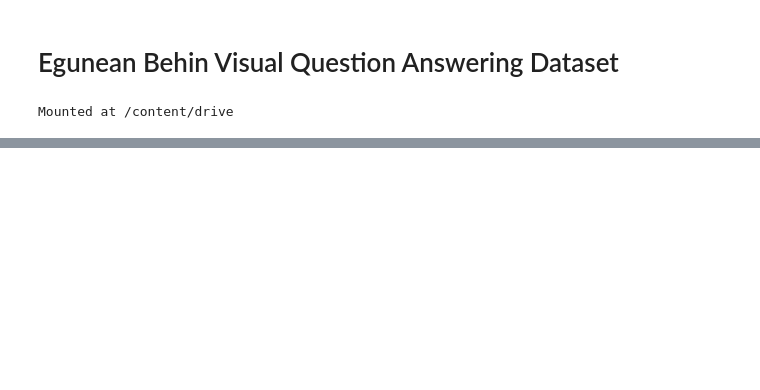
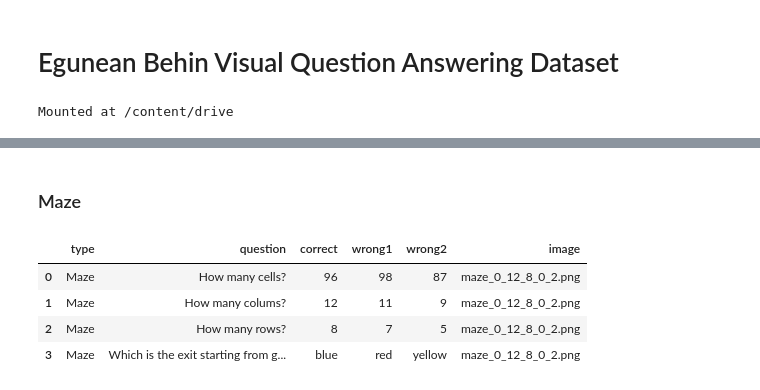
Before and after one commit to juletx/egunean-behin-vqa, a Jupyter notebook: egunean_behin_vqa.ipynb, the cells around one changed output, grey strips where cells are left out. Saved outputs shown, nothing was run; the diff lists cells and outputs as text; code cells hidden in the pictures; blank space fills up the shorter version.

```diff
--- a/egunean_behin_vqa.ipynb
+++ b/egunean_behin_vqa.ipynb
@@ -228,0 +58,2 @@ This share link expires in 72 hours. For free permanent hosting, check out Space
+# %%
+path_maze = "/content/drive/MyDrive/LAP/Subjects/DL/project/egunean-behin-vqa/data/maze/"
@@ -228,0 +210,11 @@ This share link expires in 72 hours. For free permanent hosting, check out Space
+# %% [markdown]
+### Maze
+# %%
+df_maze = pd.read_csv(path_maze + "questions.csv")
+df_maze
+# %% [output]
+|  | type | question | correct | wrong1 | wrong2 | image |
+| 0 | Maze | How many cells? | 96 | 98 | 87 | maze_0_12_8_0_2.png |
+| 1 | Maze | How many colums? | 12 | 11 | 9 | maze_0_12_8_0_2.png |
+| 2 | Maze | How many rows? | 8 | 7 | 5 | maze_0_12_8_0_2.png |
+| 3 | Maze | Which is the exit starting from g... | blue | red | yellow | maze_0_12_8_0_2.png |
```
Also changed, not shown: parts of 42 cells of this notebook, 9 other files.
